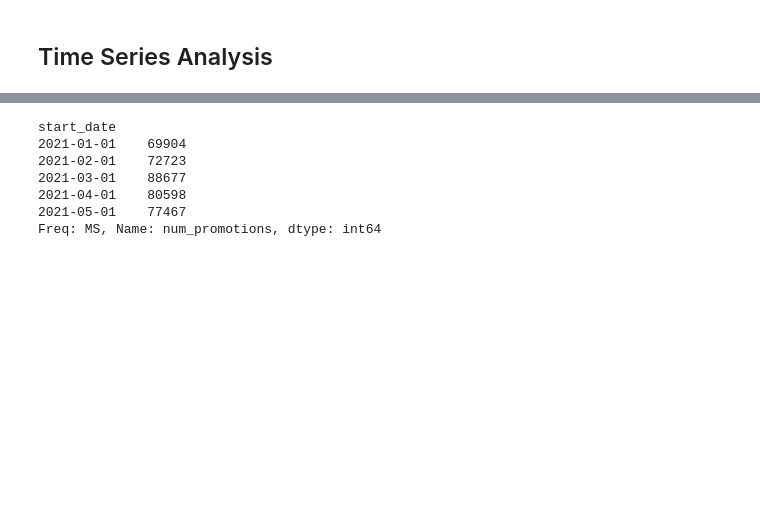
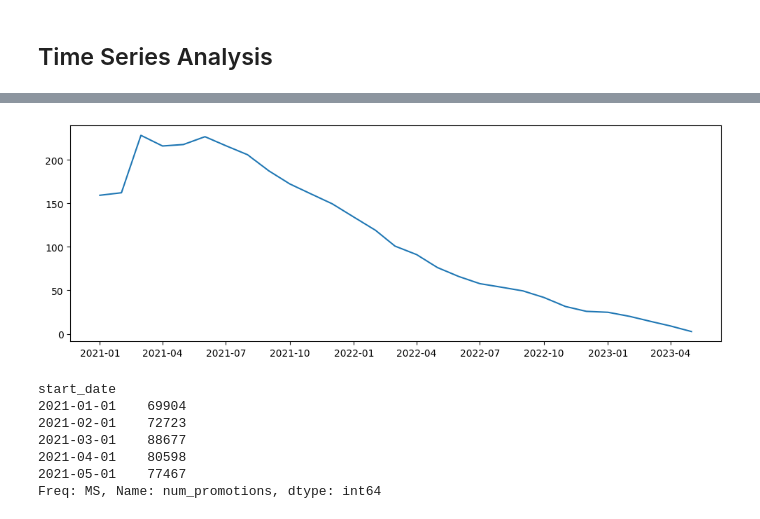
Before and after one commit to yubenjamin2022/UCLAStatsM148, a Jupyter notebook: promotions_eda.ipynb, the cells around one changed output, grey strips where cells are left out. Saved outputs shown, nothing was run; the diff lists cells and outputs as text; code cells hidden in the pictures; blank space fills up the shorter version.

```diff
--- a/promotions_eda.ipynb
+++ b/promotions_eda.ipynb
@@ -305,3 +249,9 @@ journey_info.head()
+# %%
+plt.figure(figsize=(12, 4))
+plt.plot(average_lengths.index, average_lengths)
+plt.show()
+# %% [output]
+[figure, added]
 # %%
 average_promos = journey_info.groupby('start_date')['num_promotions'].mean()
 # %%
```
Also changed, not shown: parts of 74 cells of this notebook, 1 other file.
